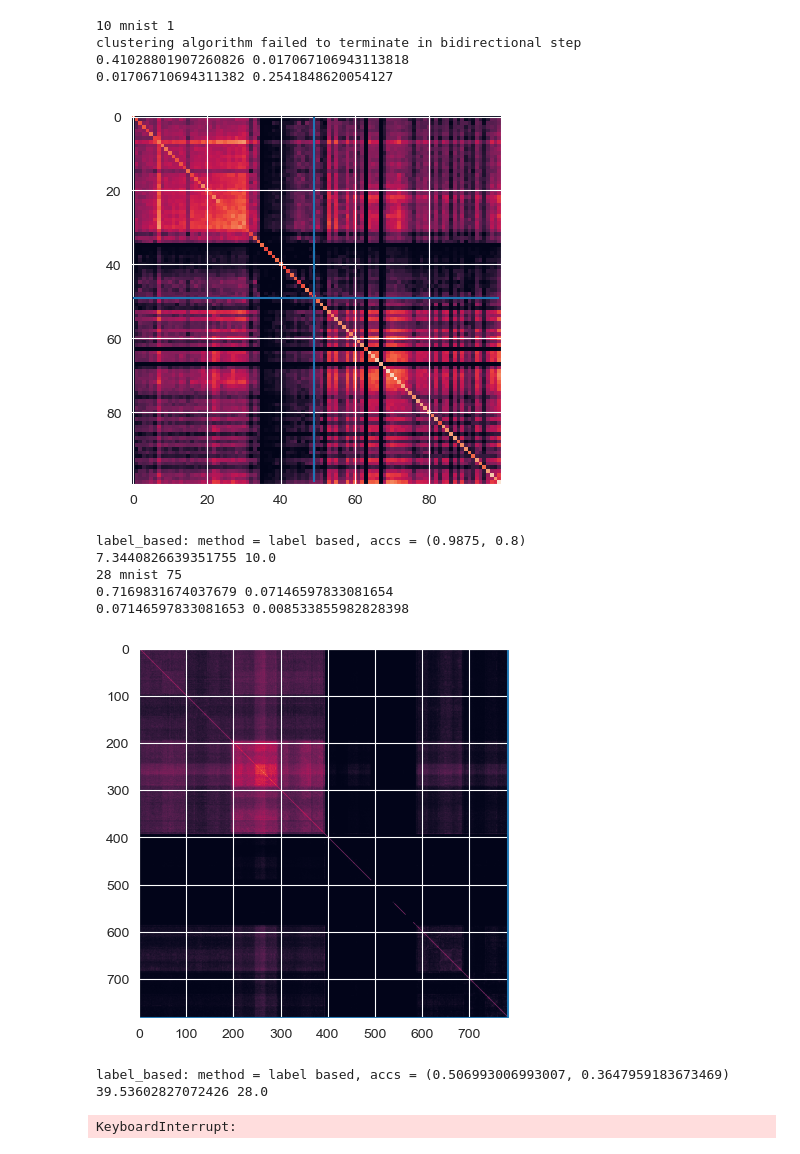
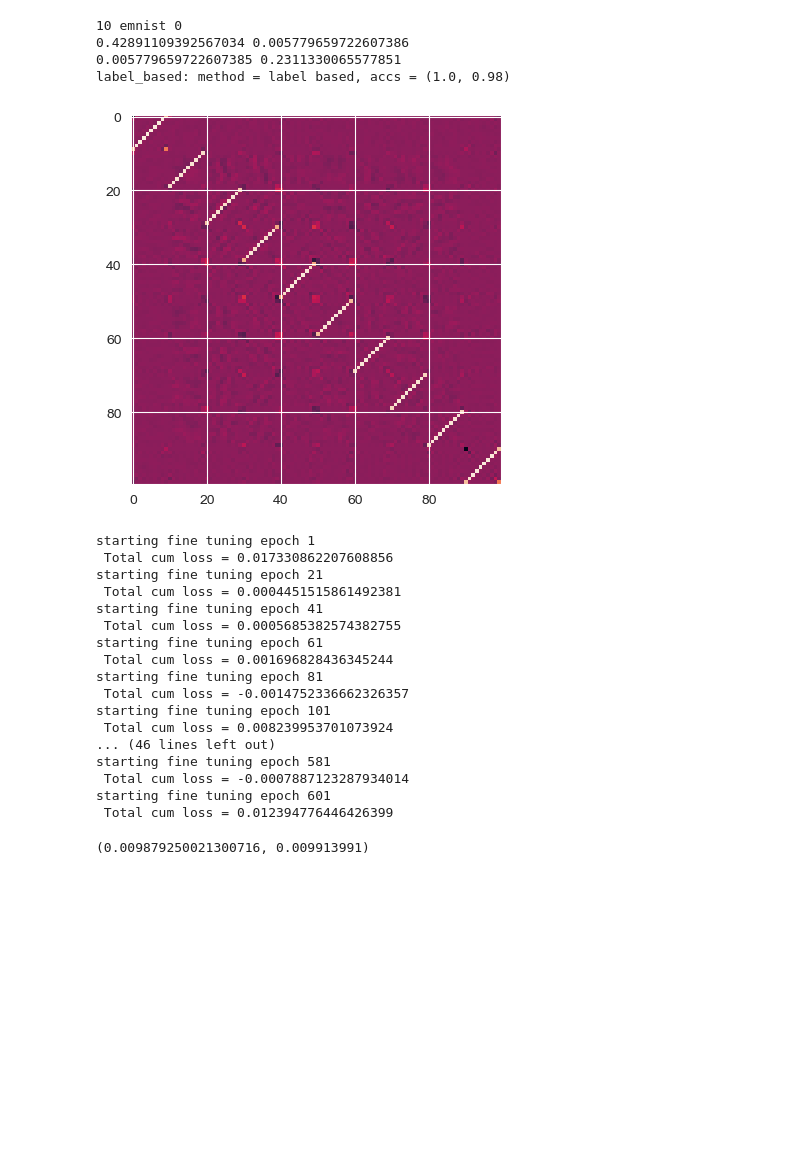
Before and after one commit to flaar94/symmetryLearning, a Jupyter notebook: notebooks/semisynthetic_label_based.ipynb, the cells around one changed output. Drawn from its saved outputs; the diff is of its cells as text; code cells hidden in the pictures; blank space fills up the shorter version.

Commit message:
added loss tracking and a negativity loss to fine tuning

```diff
--- a/notebooks/semisynthetic_label_based.ipynb
+++ b/notebooks/semisynthetic_label_based.ipynb
@@ -41,9 +41,9 @@ def horiz_flip_gt_accuracy(model, dim=(28, 28)):
 
 if __name__ == '__main__':
     # num_samples = NUM_SAMPLES
-    space_dims = [10, 28]
+    space_dims = [10]
     methods = []
-    datasets = ['mnist', 'emnist']
+    datasets = ['emnist'] # 'mnist'
     # num_samples_list = [2_000, 10_000, 50_000, 250_000]
 
     # print(df_error)
@@ -119,47 +119,62 @@ if __name__ == '__main__':
             eigenvectors = np.real(eigen[1])
             mu = np.mean(data, axis=0)
             sol = np.linalg.solve(eigenvectors, mu)
             num_trivial_vectors = np.sum((sol < SymmetryFinder.ignore_threshold) & \
                                          (cov_eigenvalues < SymmetryFinder.ignore_threshold))
             print(space_dim, dataset, num_trivial_vectors)
             swaps = int((dim[0] * dim[1] - num_trivial_vectors) // 2)
             # print(type(swaps))
             for i, method in enumerate(methods):
                 sym = SymmetryFinder(fit_method=method, select_method=swaps)
                 sym.fit(data, cov=cov)
                 accs = horiz_flip_gt_accuracy(sym, dim=dim)
                 msg = f"method = {method}, accs = {accs}"
                 logging.info(msg)
                 print(msg)
                 df_acc.loc[space_dim, method] = accs[0]
                 df_cov_acc.loc[dataset, space_dim] = accs[1]
             sym_lbl = SymmetryFinderLabel(select_method=swaps, bidirectional=True)
             sym_lbl.fit(data, labels)
             accs = horiz_flip_gt_accuracy(sym_lbl, dim=dim)
             msg = f"label_based: method = label based, accs = {accs}"
             logging.info(msg)
             print(msg)
-            print(np.linalg.norm(sym_lbl.trans_ - trans_mat), np.linalg.norm(trans_mat))
-            # plt.imshow(sym_lbl.trans_)
-            # plt.show()
+            # print(np.linalg.norm(sym_lbl.trans_ - trans_mat), np.linalg.norm(trans_mat))
+            plt.imshow(sym_lbl.trans_)
+            plt.show()
+            sym_lbl.fine_tune(data, lr=0.0001, bandwidth=50, epochs=1000)
+            plt.imshow(sym_lbl.ft_trans_)
+            plt.show()
             # plt.imshow(trans_mat)
             # plt.show()
             # df_acc.loc[space_dim, method] = accs[0]
             # df_cov_acc.loc[dataset, space_dim] = accs[1]
     #     df_acc.to_csv(save_file)
     # df_cov_acc.to_csv(DATA_PATH / "cov_acc_lbl.csv")
 # %% [output]
-10 mnist 1
-clustering algorithm failed to terminate in bidirectional step
-0.41028801907260826 0.017067106943113818
-0.01706710694311382 0.2541848620054127
+10 emnist 0
+0.42891109392567034 0.005779659722607386
+0.005779659722607385 0.2311330065577851
+label_based: method = label based, accs = (1.0, 0.98)
-[figure, old version]
+[figure, new version]
-label_based: method = label based, accs = (0.9875, 0.8)
-7.3440826639351755 10.0
-28 mnist 75
-0.7169831674037679 0.07146597833081654
-0.07146597833081653 0.008533855982828398
+starting fine tuning epoch 1
+ Total cum loss = 0.017330862207608856
+starting fine tuning epoch 21
+ Total cum loss = 0.0004451515861492381
+starting fine tuning epoch 41
+ Total cum loss = 0.0005685382574382755
+starting fine tuning epoch 61
+ Total cum loss = 0.001696828436345244
+starting fine tuning epoch 81
+ Total cum loss = -0.0014752336662326357
+starting fine tuning epoch 101
+ Total cum loss = 0.008239953701073924
+... (46 lines left out)
+starting fine tuning epoch 581
+ Total cum loss = -0.0007887123287934014
+starting fine tuning epoch 601
+ Total cum loss = 0.012394776446426399
-[figure, removed]
-label_based: method = label based, accs = (0.506993006993007, 0.3647959183673469)
-39.53602827072426 28.0
-KeyboardInterrupt:
+# %%
+sym_lbl.trans_.mean(), sym_lbl.ft_trans_.mean()
+# %% [output]
+(0.009879250021300716, 0.009913991)
```
Also changed, not shown: 3 other files.
